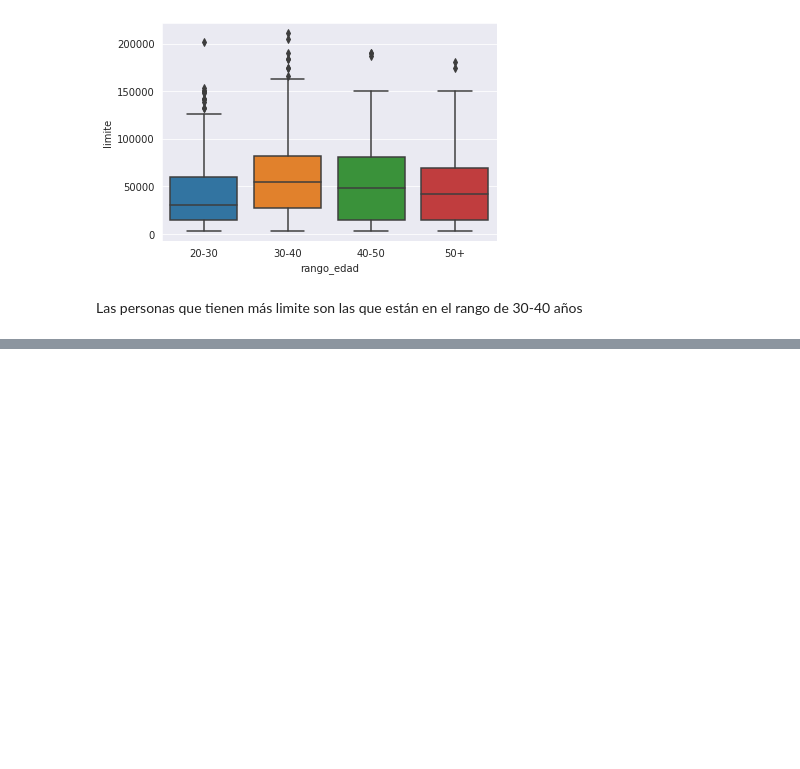
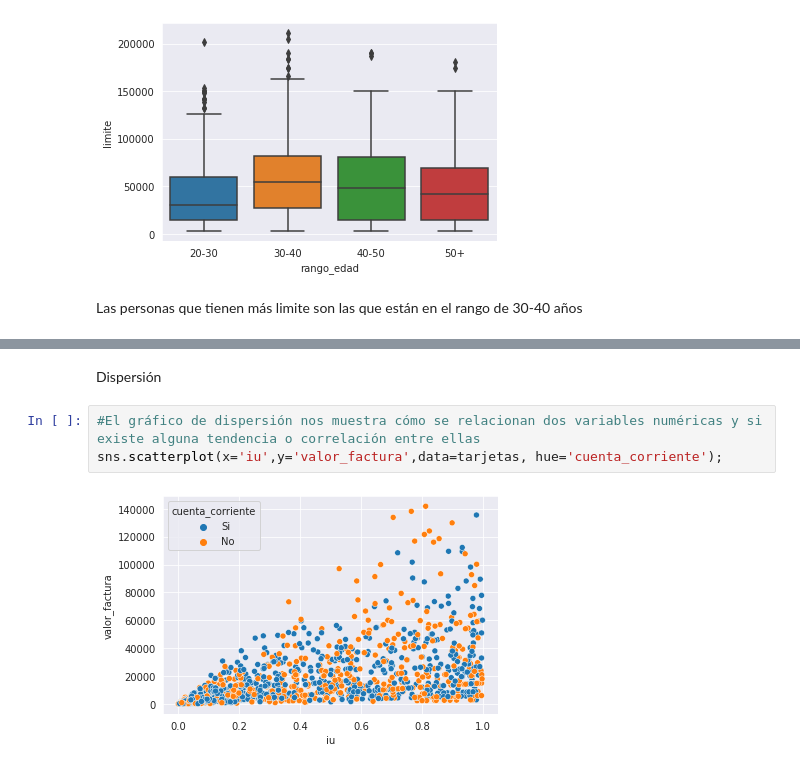
Before and after one commit to exequiel-farias/visualizacion-de-datos, a Jupyter notebook: Analisis_de_datos.ipynb, the cells around one changed output, grey strips where cells are left out. Drawn from its saved outputs; the diff is of its cells as text; blank space fills up the shorter version.

```diff
--- a/Analisis_de_datos.ipynb
+++ b/Analisis_de_datos.ipynb
@@ -347,0 +373,7 @@ Las personas que tienen más limite son las que están en el rango de 30-40 año
+# %% [markdown]
+Dispersión
+# %%
+#El gráfico de dispersión nos muestra cómo se relacionan dos variables numéricas y si existe alguna tendencia o correlación entre ellas
+sns.scatterplot(x='iu',y='valor_factura',data=tarjetas, hue='cuenta_corriente');
+# %% [output]
+[figure, added]
```
Also changed, not shown: parts of 18 cells of this notebook.
